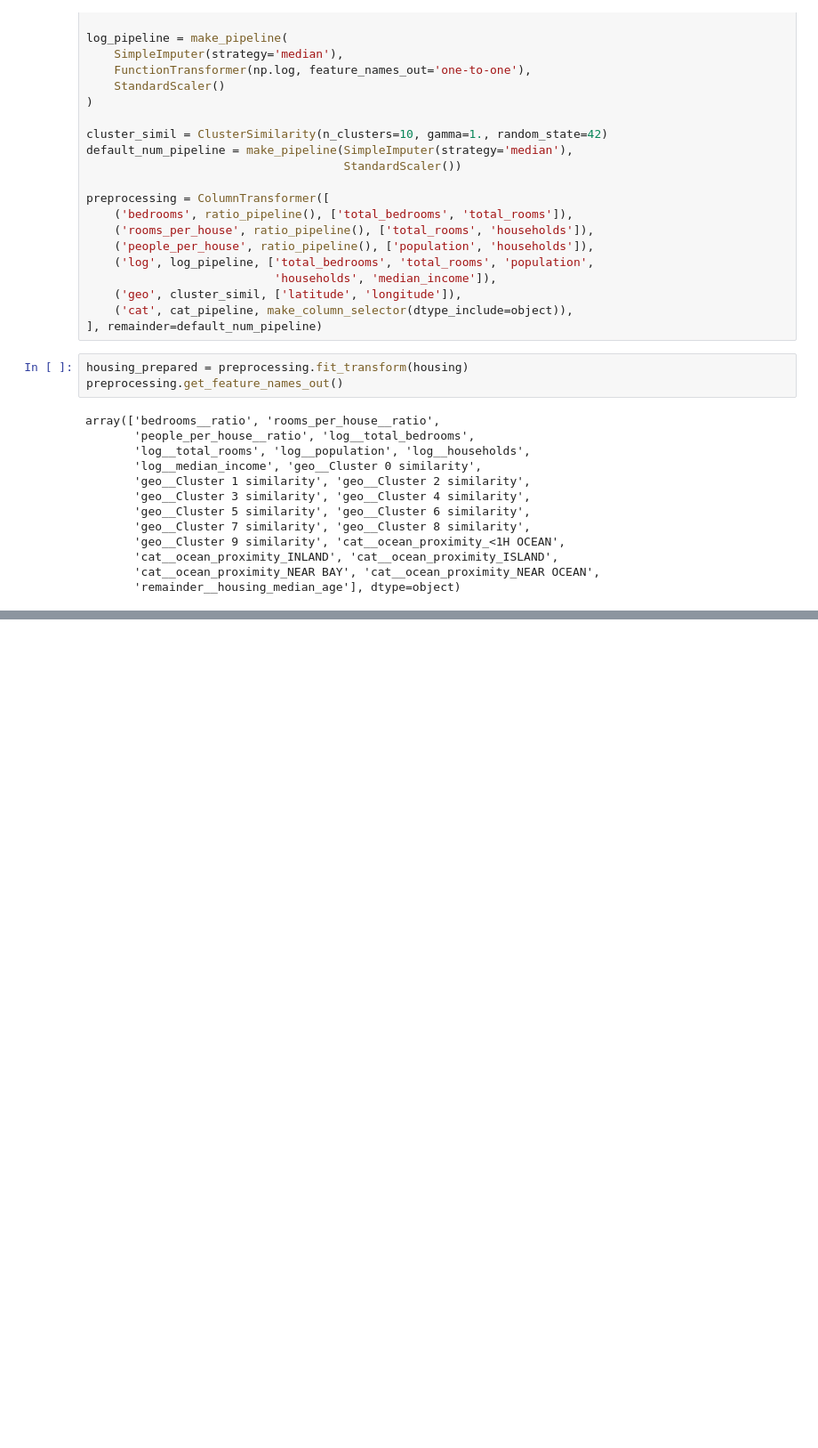
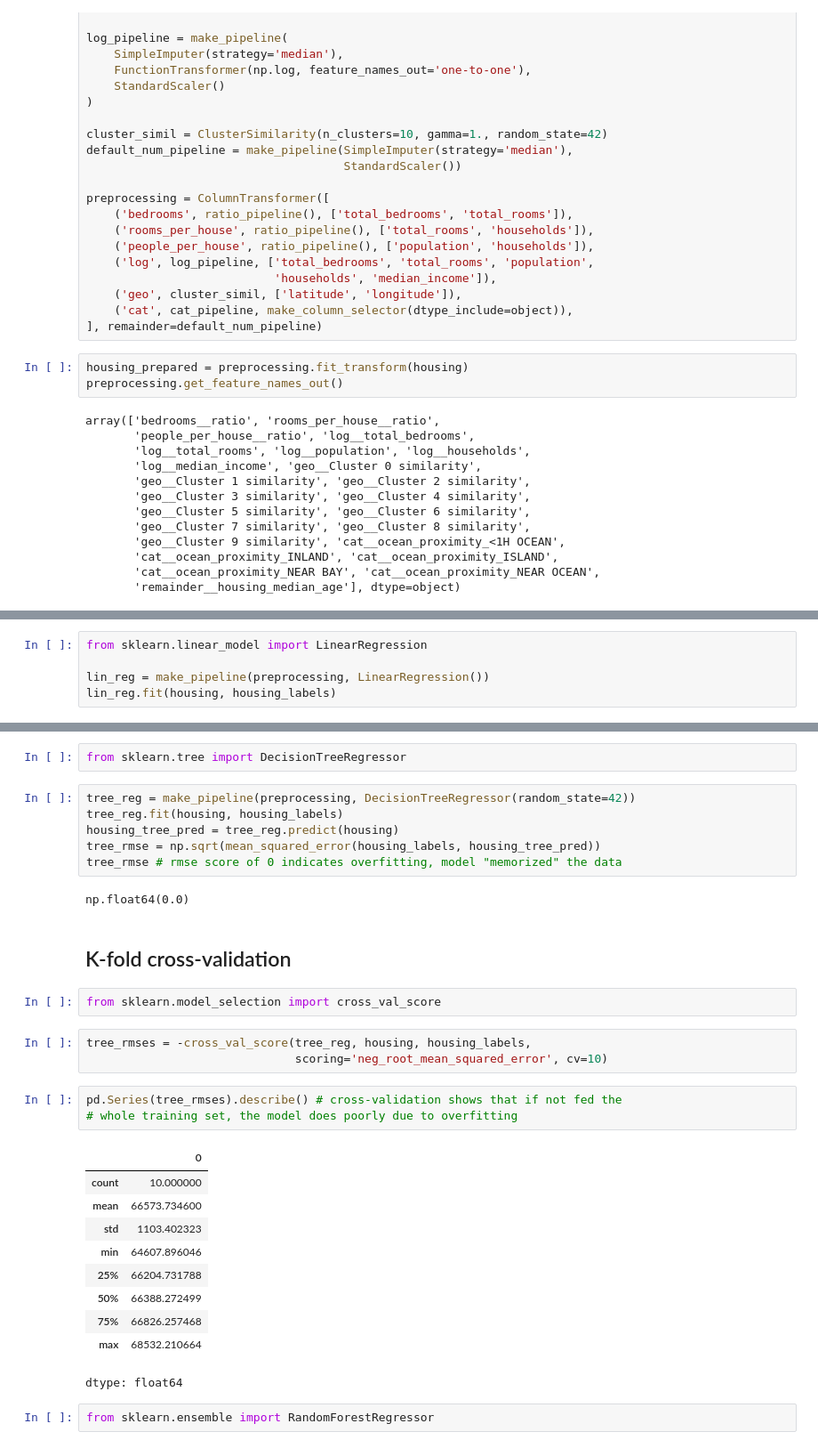
Before and after one commit to mikhail-mat/hands-on-ml, a Jupyter notebook: ml_handbook_chapter_2.ipynb, the cells around one changed output, grey strips where cells are left out. Shown at 89% size. Saved outputs shown, nothing was run; the diff lists cells and outputs as text; blank space fills up the shorter version.

Commit message:
Trained different models and evaluated them using cross-validation and RMSE

```diff
--- a/ml_handbook_chapter_2.ipynb
+++ b/ml_handbook_chapter_2.ipynb
@@ -422,0 +427,5 @@ array(['bedrooms__ratio', 'rooms_per_house__ratio',
+# %%
+from sklearn.linear_model import LinearRegression
+
+lin_reg = make_pipeline(preprocessing, LinearRegression())
+lin_reg.fit(housing, housing_labels)
@@ -422,0 +468,33 @@ array(['bedrooms__ratio', 'rooms_per_house__ratio',
+# %%
+from sklearn.tree import DecisionTreeRegressor
+# %%
+tree_reg = make_pipeline(preprocessing, DecisionTreeRegressor(random_state=42))
+tree_reg.fit(housing, housing_labels)
+housing_tree_pred = tree_reg.predict(housing)
+tree_rmse = np.sqrt(mean_squared_error(housing_labels, housing_tree_pred))
+tree_rmse # rmse score of 0 indicates overfitting, model "memorized" the data
+# %% [output]
+np.float64(0.0)
+# %% [markdown]
+## K-fold cross-validation
+# %%
+from sklearn.model_selection import cross_val_score
+# %%
+tree_rmses = -cross_val_score(tree_reg, housing, housing_labels,
+                              scoring='neg_root_mean_squared_error', cv=10)
+# %%
+pd.Series(tree_rmses).describe() # cross-validation shows that if not fed the
+# whole training set, the model does poorly due to overfitting
+# %% [output]
+|  | 0 |
+| count | 10.000000 |
+| mean | 66573.734600 |
+| std | 1103.402323 |
+| min | 64607.896046 |
+| 25% | 66204.731788 |
+| 50% | 66388.272499 |
+| 75% | 66826.257468 |
+| max | 68532.210664 |
+dtype: float64
+# %%
+from sklearn.ensemble import RandomForestRegressor
```
Also changed, not shown: parts of 10 cells of this notebook.
